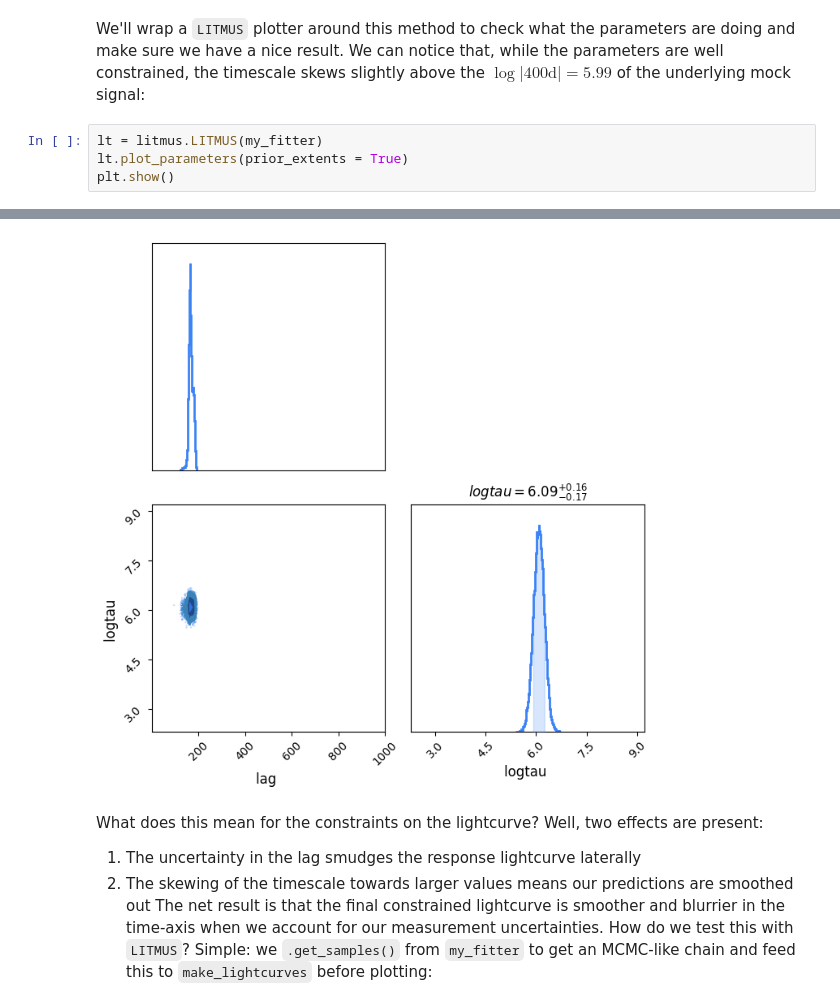
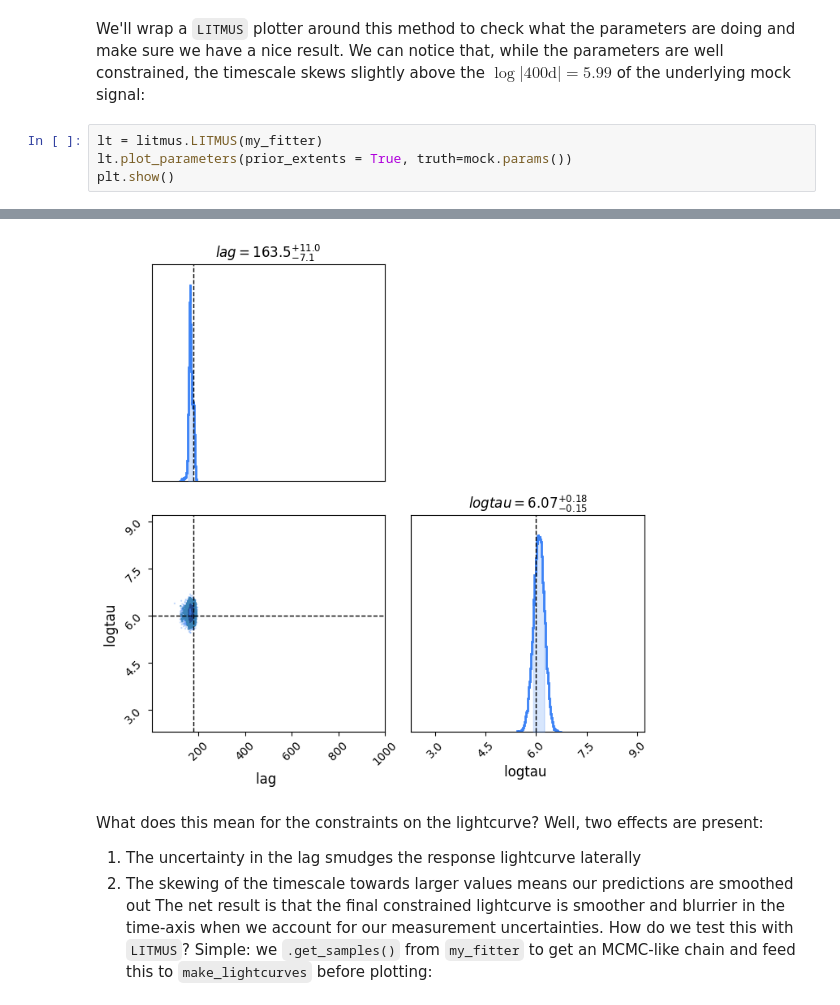
Before and after one commit to HughMcDougall/litmus, a Jupyter notebook: examples/lightcurve_gentest.ipynb, the cells around one changed output, grey strips where cells are left out. Saved outputs shown, nothing was run; the diff lists cells and outputs as text.

```diff
--- a/examples/lightcurve_gentest.ipynb
+++ b/examples/lightcurve_gentest.ipynb
@@ -106,6 +104,6 @@ p_varied = my_fitter.get_samples()
 We'll wrap a `LITMUS` plotter around this method to check what the parameters are doing and make sure we have a nice result. We can notice that, while the parameters are well constrained, the timescale skews slightly above the $\log\vert400 \mathrm{d} \vert=5.99$ of the underlying mock signal:
 # %%
 lt = litmus.LITMUS(my_fitter)
-lt.plot_parameters(prior_extents = True)
+lt.plot_parameters(prior_extents = True, truth=mock.params())
 plt.show()
 # %% [output]
@@ -113,4 +111,4 @@ Warning! LITMUS object built on pre-run fitting_procedure. May have unexpected b
-[figure, old version]
+[figure, new version]
 # %% [markdown]
 What does this mean for the constraints on the lightcurve? Well, two effects are present:
 1. The uncertainty in the lag smudges the response lightcurve laterally
```
Also changed, not shown: parts of 3 cells of this notebook, 9 other files.
